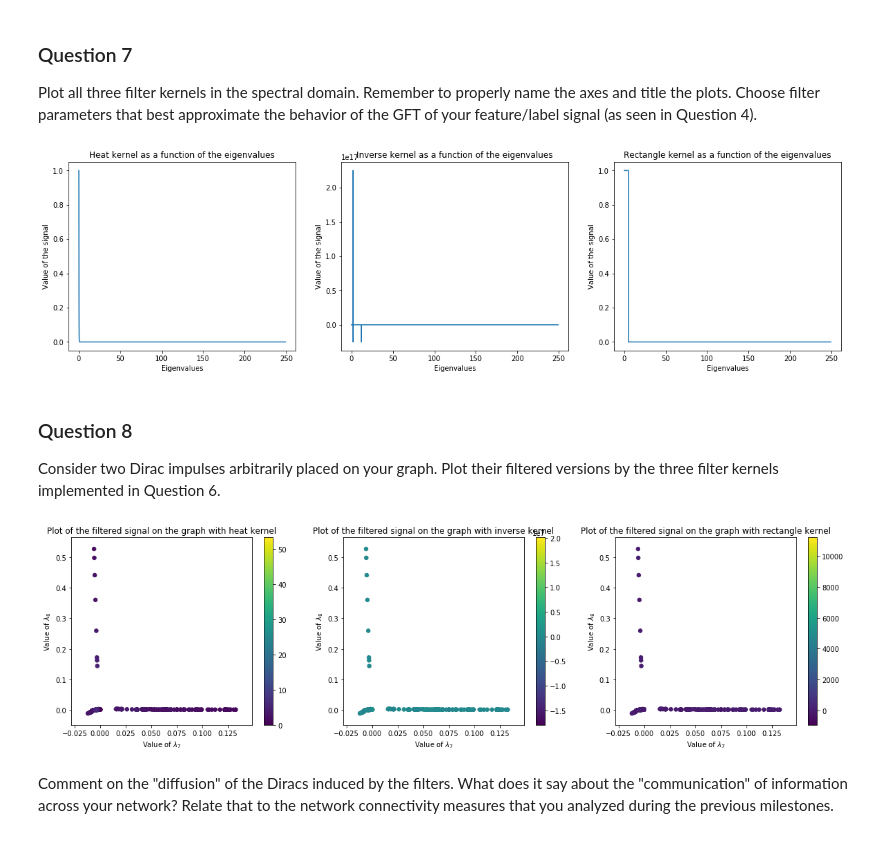
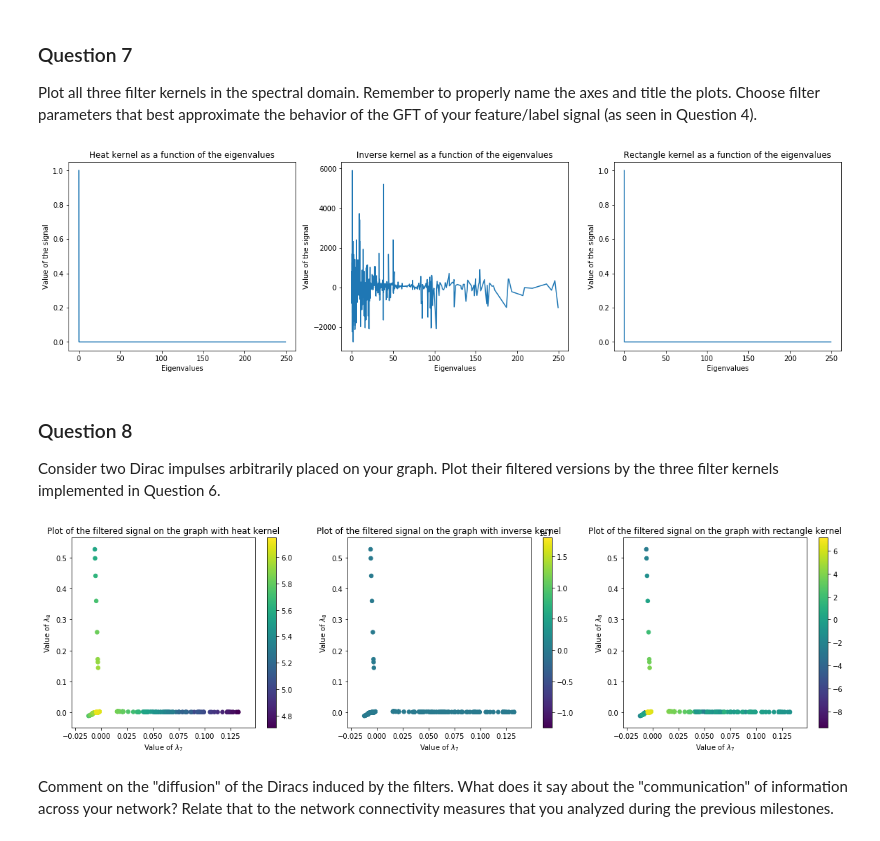
Before and after one commit to Adirlou/ntds_2018, a Jupyter notebook: 4_graph_signal_processing.ipynb, the cells around one changed output. Cells and saved outputs as stored; diff of their text form; code cells hidden in the pictures.

```diff
--- a/4_graph_signal_processing.ipynb
+++ b/4_graph_signal_processing.ipynb
@@ -91,7 +91,7 @@ _Note_: If your features/labels are not floating-point numbers, please convert t
 ***We used a dataset containing the geographical coordinates of the airports. Then we "cut" the world in 3 parts, America, Europe & Africa, And Asia & Oceania. Which are the clusters for the airports. Also since, for some of the airports, we didn't have their coordinates, we put them in a 4th cluster.***
 # %%
 #Load the adjacency matrix from previous milestone
-adjacency =  np.load('adj.npy')
+adjacency =  np.load('largest_cc.npy')
 # Use NetworkX to compute Laplacian
 graph = nx.from_numpy_matrix(adjacency)
 laplacian = nx.laplacian_matrix(graph).toarray()
@@ -100,7 +100,7 @@ laplacian = nx.laplacian_matrix(graph).toarray()
 gradient = nx.incidence_matrix(graph, oriented=True).T
 
 # Load labels
-labels = np.load('labels.npy')
+labels = np.load('labels_m3.npy')
 
 # Number of nodes
 n_nodes = len(adjacency)
@@ -126,7 +122,7 @@ Plot the first 3 and the last Fourier basis vectors as signals on your graph. Cl
 ***We decided to do the analysis on the whole graph, so we kept every connected components. So when plotting the first 3 eigenvectors, we start from indice 7 since we have 7 connected components.***
 # %%
 # Indice of the first non-zero eigenvalue
-lambda_1_ind = 7
+lambda_1_ind = 1
 
 # Laplacian eigenmaps
 coords = U[:, lambda_1_ind:lambda_1_ind+2]
@@ -259,20 +255,20 @@ Plot all three filter kernels in the spectral domain. Remember to properly name
 plt.figure(figsize=(20, 5))
 
 plt.subplot(131)
-plot_spectral(heat_kernel(e, 10))
+plot_spectral(heat_kernel(e, 50))
 plt.title('Heat kernel as a function of the eigenvalues')
 
 plt.subplot(132)
-plot_spectral(inverse_kernel(e, -0.1))
+plot_spectral(inverse_kernel(e, -0.6))
 plt.title('Inverse kernel as a function of the eigenvalues')
 
 plt.subplot(133)
-plot_spectral(rectangle_kernel(e, 0, 5))
+plot_spectral(rectangle_kernel(e, 0, 0.1))
 plt.title('Rectangle kernel as a function of the eigenvalues')
 
 plt.show()
 # %% [output]
-[figure, old version]
+[figure, new version]
 # %% [markdown]
 ### Question 8
 
@@ -280,29 +276,29 @@ Consider two Dirac impulses arbitrarily placed on your graph. Plot their filtere
 # %%
 dirac_ind = np.random.randint(n_nodes, size=2)
 dirac_pulses = np.zeros(n_nodes)
 dirac_pulses[dirac_ind] = 10000
 
 
-filtered_heat = graph_filter(dirac_pulses, heat_kernel, e=e, t=10)
+filtered_heat = graph_filter(dirac_pulses, heat_kernel, e=e, t=50)
 filtered_inv = graph_filter(dirac_pulses, inverse_kernel, e=e, t=-0.11)
-filtered_rec = graph_filter(dirac_pulses, rectangle_kernel, e=e, l_min=0, l_max=5)
+filtered_rec = graph_filter(dirac_pulses, rectangle_kernel, e=e, l_min=0, l_max=0.1)
 
 plt.figure(figsize=(20, 5))
 plt.subplot(131)
 plot_signal(filtered_heat)
 plt.title('Plot of the filtered signal on the graph with heat kernel')
 
 plt.subplot(132)
 plot_signal(filtered_inv)
 plt.title('Plot of the filtered signal on the graph with inverse kernel')
 
 plt.subplot(133)
 plot_signal(filtered_rec)
 plt.title('Plot of the filtered signal on the graph with rectangle kernel')
 
 plt.show()
 # %% [output]
-[figure, old version]
+[figure, new version]
 # %% [markdown]
 Comment on the "diffusion" of the Diracs induced by the filters. What does it say about the "communication" of information across your network? Relate that to the network connectivity measures that you analyzed during the previous milestones.
 # %% [markdown]
```
Also changed, not shown: parts of 18 cells of this notebook.
